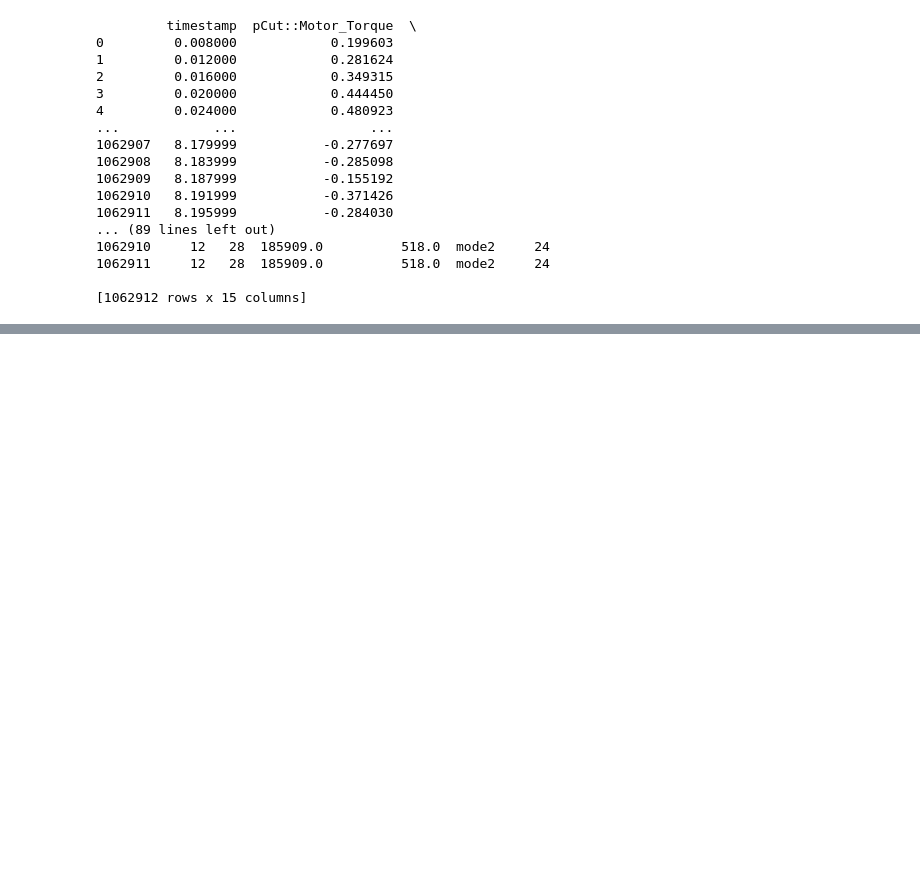
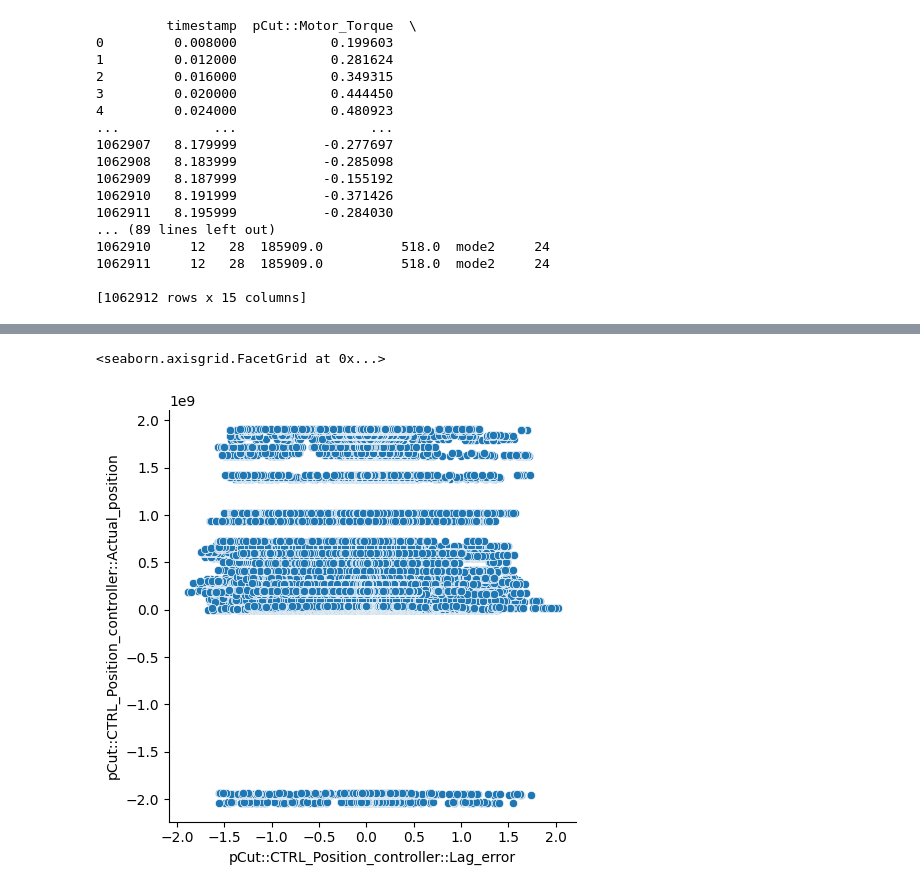
Before and after one commit to maketas1/CuartetoCalavera, a Jupyter notebook: proyecto_Carlos.ipynb, the cells around one changed output, grey strips where cells are left out. Saved outputs shown, nothing was run; the diff lists cells and outputs as text; code cells hidden in the pictures; blank space fills up the shorter version.

Commit message:
gráficas relplot y regplot

```diff
--- a/proyecto_Carlos.ipynb
+++ b/proyecto_Carlos.ipynb
@@ -302,0 +305,18 @@ ValueError: Could not interpret value `smoker` for `row`. An entry with this nam
+# %%
+# Segundo gráfico
+
+df1 = df1.drop_duplicates(
+    subset=[
+        'pCut::CTRL_Position_controller::Lag_error',
+        'pCut::CTRL_Position_controller::Actual_position'
+    ]
+).reset_index(drop=True)
+
+sns.relplot(
+    data=df1,
+    x='pCut::CTRL_Position_controller::Lag_error',
+    y='pCut::CTRL_Position_controller::Actual_position'
+)
+# %% [output]
+<seaborn.axisgrid.FacetGrid at 0x...>
+[figure, added]
```
Also changed, not shown: parts of 12 cells of this notebook, 2 other files.
